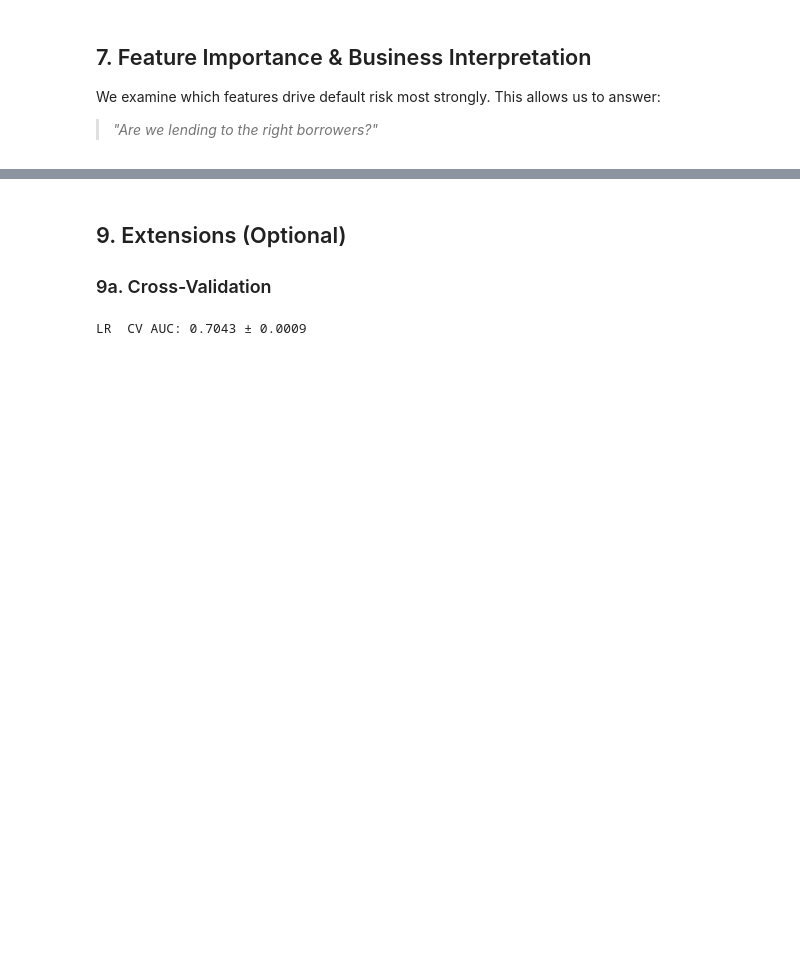
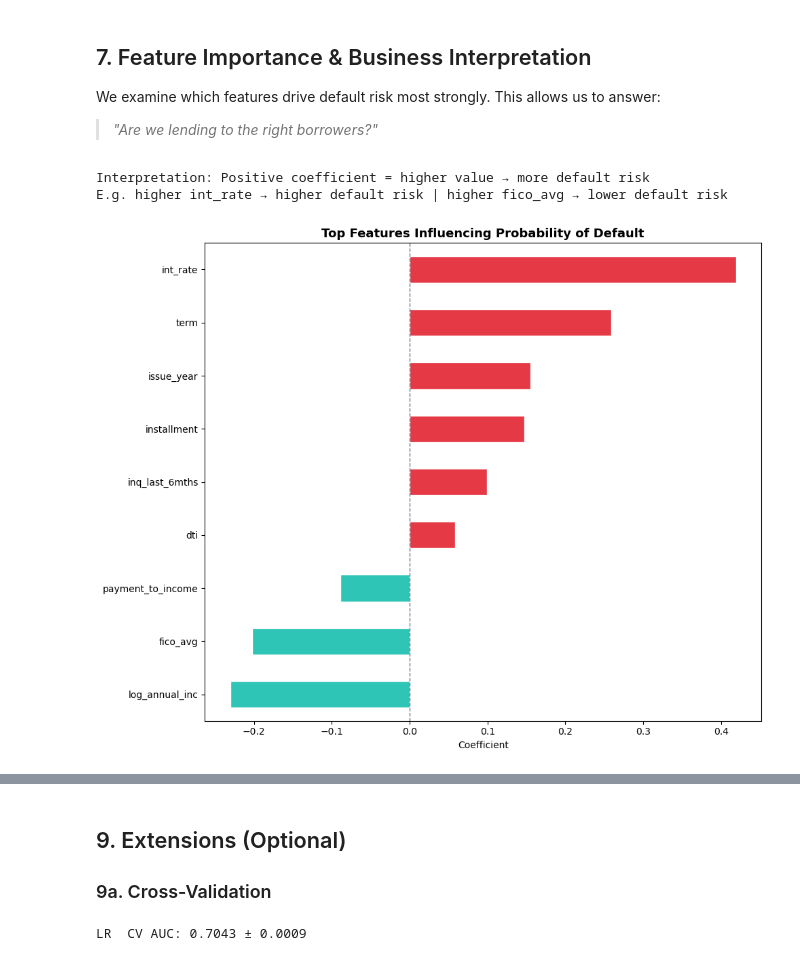
Before and after one commit to hxdong-genetics/Lending_Club_2007_2020_PD_Modeling, a Jupyter notebook: lending_club_pd_model.ipynb, the cells around one changed output, grey strips where cells are left out. Drawn from its saved outputs; the diff is of its cells as text; code cells hidden in the pictures; blank space fills up the shorter version.

```diff
--- a/lending_club_pd_model.ipynb
+++ b/lending_club_pd_model.ipynb
@@ -905,6 +984,31 @@ Industry benchmarks: AUC > 0.70 = good, > 0.75 = strong
 
 We examine which features drive default risk most strongly. This allows us to answer:
 > *"Are we lending to the right borrowers?"*
+# %%
+feature_names = X_train.columns.tolist()
+lr_coefs = pd.Series(
+    lr_pipeline.named_steps['model'].coef_[0],
+    index=feature_names
+).sort_values()
+
+# top_features = pd.concat([lr_coefs.head(10), lr_coefs.tail(10)]).sort_values()
+top_features = lr_coefs.sort_values()
+colors = ['#2EC4B6' if v < 0 else '#E63946' for v in top_features]
+
+fig, ax = plt.subplots(figsize=(10, 8))
+top_features.plot(kind='barh', ax=ax, color=colors, edgecolor='white')
+ax.axvline(0, color='#64748B', linewidth=1, linestyle='--')
+ax.set_title('Top Features Influencing Probability of Default', fontsize=13, fontweight='bold')
+ax.set_xlabel('Coefficient')
+
+plt.tight_layout()
+plt.savefig("Features influencing PD.png", dpi=600, bbox_inches='tight')
+print('Interpretation: Positive coefficient = higher value → more default risk')
+print('E.g. higher int_rate → higher default risk | higher fico_avg → lower default risk')
+# %% [output]
+Interpretation: Positive coefficient = higher value → more default risk
+E.g. higher int_rate → higher default risk | higher fico_avg → lower default risk
+[figure, added]
 # %%
 # ── Logistic Regression Coefficients ────────────────────────
 feature_names = X_train.columns.tolist()
```
Also changed, not shown: parts of 17 cells of this notebook, 1 other file.
